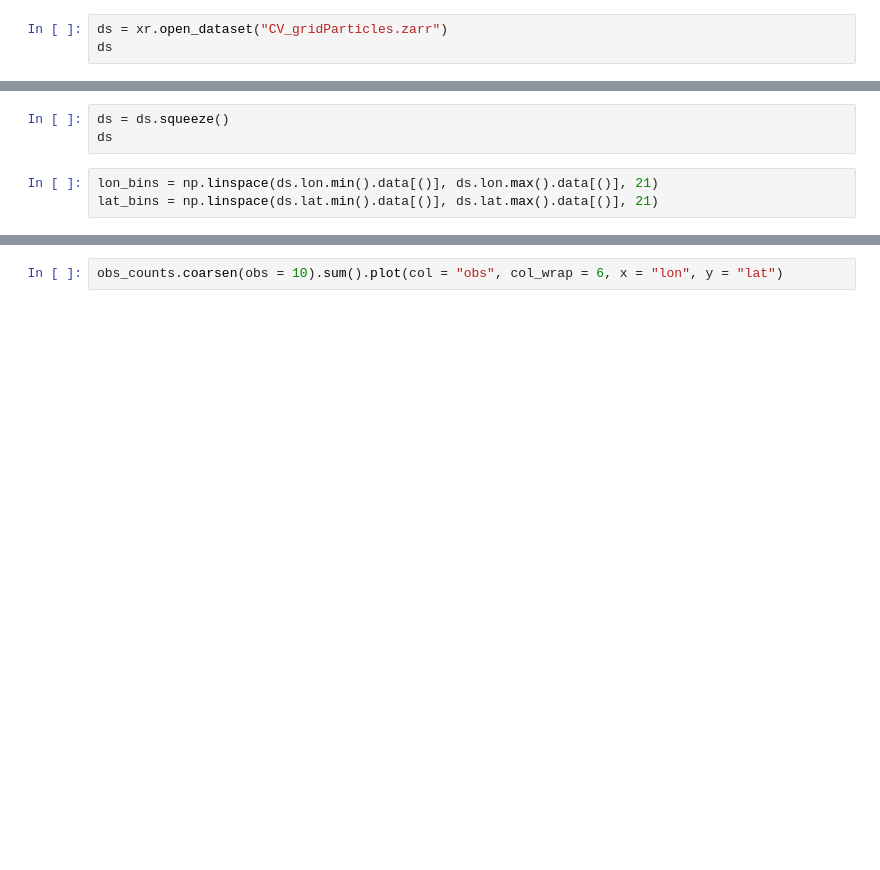
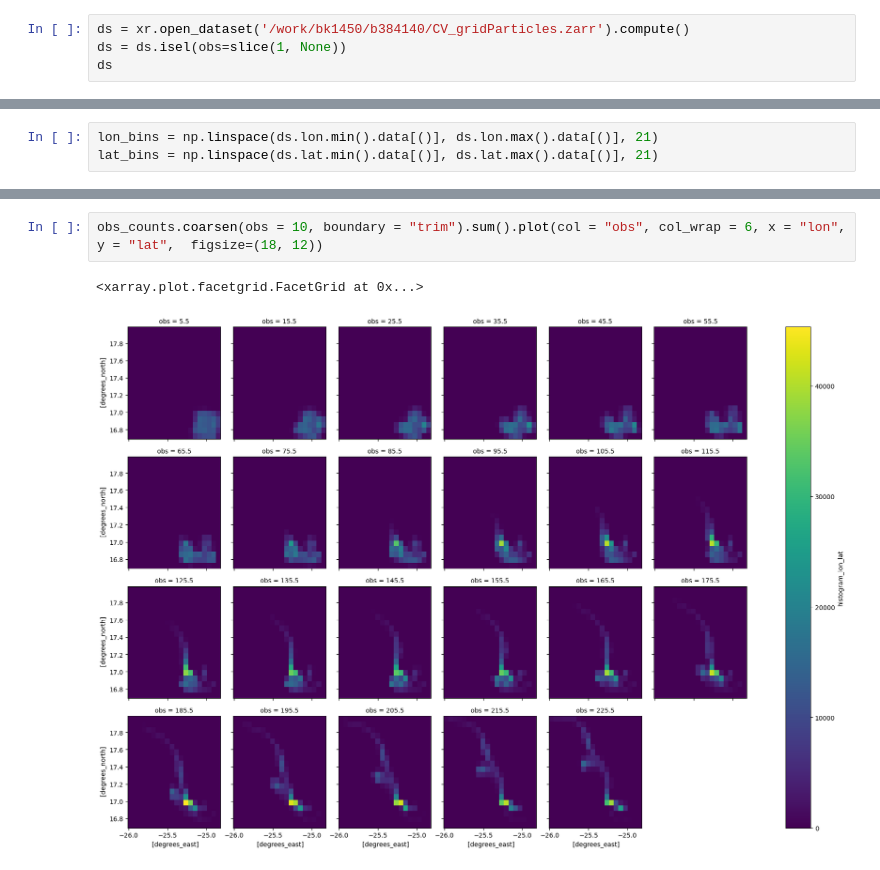
Before and after one commit to hoadjei/lagrangian-flood-analysis-thesis, a Jupyter notebook: codes/heatmap.ipynb, the cells around one changed output, grey strips where cells are left out. Saved outputs shown, nothing was run; the diff lists cells and outputs as text; blank space fills up the shorter version.

Commit message:
heatmap of simulated plume around Sao Vicente

```diff
--- a/codes/heatmap.ipynb
+++ b/codes/heatmap.ipynb
@@ -15,5 +15,6 @@ import parcels
 from xhistogram.xarray import histogram as xhist
 from parcels import StatusCode
 # %%
-ds = xr.open_dataset("CV_gridParticles.zarr")
+ds = xr.open_dataset('/work/bk1450/b384140/CV_gridParticles.zarr').compute()
+ds = ds.isel(obs=slice(1, None))
 ds
@@ -20,6 +39,3 @@ ds
-# %%
-ds = ds.squeeze()
-ds
 # %%
 lon_bins = np.linspace(ds.lon.min().data[()], ds.lon.max().data[()], 21)
 lat_bins = np.linspace(ds.lat.min().data[()], ds.lat.max().data[()], 21)
@@ -39,2 +74,5 @@ obs_counts.isel(obs = 20).plot()
 # %%
-obs_counts.coarsen(obs = 10).sum().plot(col = "obs", col_wrap = 6, x = "lon", y = "lat")
+obs_counts.coarsen(obs = 10, boundary = "trim").sum().plot(col = "obs", col_wrap = 6, x = "lon", y = "lat",  figsize=(18, 12))
+# %% [output]
+<xarray.plot.facetgrid.FacetGrid at 0x...>
+[figure, added]
```
Also changed, not shown: parts of 4 cells of this notebook.
